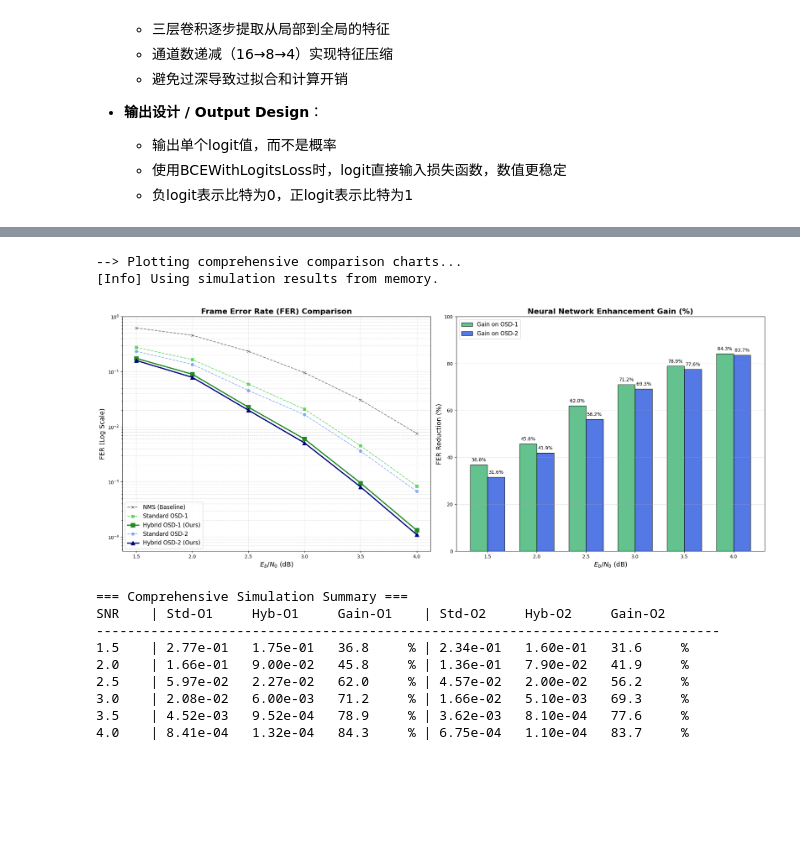
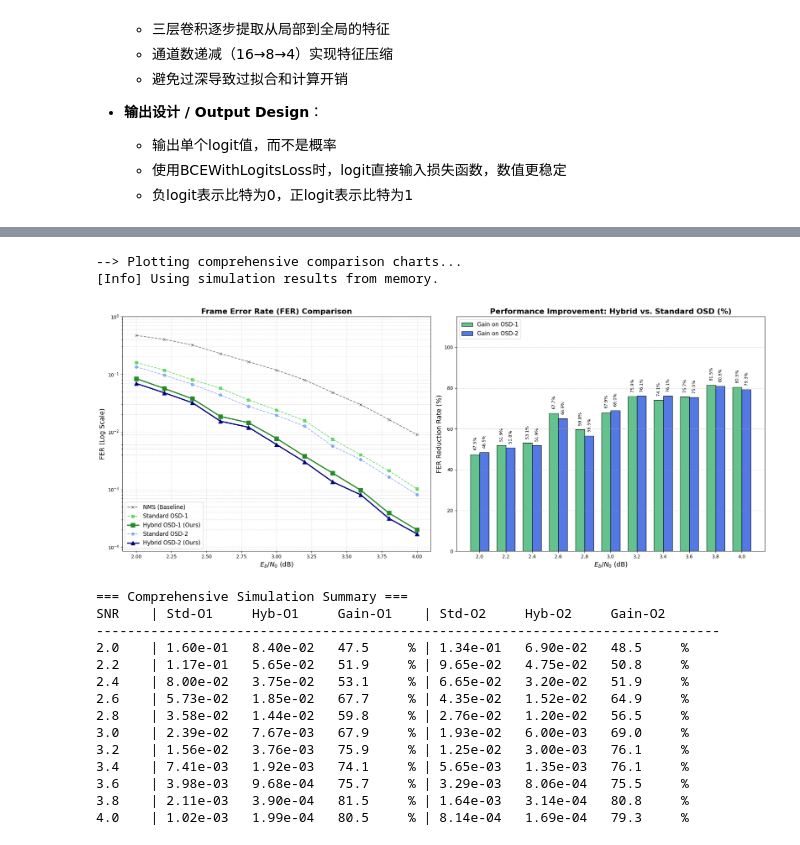
Before and after one commit to Bayonetta/osd-cnn, a Jupyter notebook: osd_cnn.ipynb, the cells around one changed output, grey strips where cells are left out. Drawn from its saved outputs; the diff is of its cells as text; code cells hidden in the pictures; blank space fills up the shorter version.

```diff
--- a/osd_cnn.ipynb
+++ b/osd_cnn.ipynb
@@ -1242,7 +1421,7 @@ import time
 print("\n=== Starting Comprehensive Simulation (NMS vs OSD-1 vs OSD-2) ===")
 
 # 1. SNR 范围设置
-snr_range = np.array([1.5, 2.0, 2.5, 3.0, 3.5, 4.0])
+snr_range = np.array([2.0, 2.2, 2.4, 2.6, 2.8, 3.0, 3.2, 3.4, 3.6, 3.8, 4.0])
 
 # 2. 仿真控制参数
 # MAX_FRAMES: 防止在高SNR下仿真时间过长
@@ -1405,6 +1584,6 @@ for snr in snr_range:
     print(f"\nSNR {snr:.1f}dB | Frames: {frames_simulated}")
     print(f"  FER: NMS {results['fer']['nms'][-1]:.2e}")
     print(f"  FER: S-O1 {results['fer']['std_o1'][-1]:.2e} | C-O1 {results['fer']['cnn_o1'][-1]:.2e}")
-    print(f"  FER: S-O2 {results['fer']['std_o2'][-1]:.2e} | C-O2 {results['fer']['cnn_o2'][-1]:.2e}")
+    print(f"  FER: S-O2 {results['fer']['std_o2'][-1]:.2e} | C-O2 {results['fer']['cnn_o2'][-1]:.2e}\n")
 # %% [output]
 === Starting Comprehensive Simulation (NMS vs OSD-1 vs OSD-2) ===
@@ -1622,48 +1786,62 @@ bars1 = axes[1].bar(x_indices - bar_width/2, gain_o1, width=bar_width,
 bars2 = axes[1].bar(x_indices + bar_width/2, gain_o2, width=bar_width,
                    color='royalblue', edgecolor='black', label='Gain on OSD-2', alpha=0.9)
 
-axes[1].set_title('Neural Network Enhancement Gain (%)', fontsize=16, fontweight='bold')
+axes[1].set_title('Performance Improvement: Hybrid vs. Standard OSD (%)', fontsize=16, fontweight='bold')
 axes[1].set_xlabel('$E_b/N_0$ (dB)', fontsize=14)
-axes[1].set_ylabel('FER Reduction (%)', fontsize=14)
+axes[1].set_ylabel('FER Reduction Rate (%)', fontsize=14)
 axes[1].set_xticks(x_indices)
 axes[1].set_xticklabels(snr_x)
 axes[1].set_ylim(0, 100)  # 百分比 0-100
 axes[1].grid(True, axis='y', ls="--", alpha=0.5)
 axes[1].legend(fontsize=12, loc='upper left')
 
 # 标注数值
+# 优化后的标注函数：旋转标签以防止重叠
 def add_labels(bars):
     for bar in bars:
         height = bar.get_height()
-        axes[1].text(bar.get_x() + bar.get_width()/2., height + 1,
-                    f'{height:.1f}%',
-                    ha='center', va='bottom', fontsize=10, rotation=0)
+        # 仅标注大于0的值，保持图表整洁
+        if height > 0:
+            axes[1].text(bar.get_x() + bar.get_width()/2., height + 2, # 位置稍微上移
+                        f'{height:.1f}%',
+                        ha='center', va='bottom',
+                        fontsize=9,          # 稍微减小字体
+                        rotation=90)         # 关键修改：旋转90度垂直显示
+
+# 建议同时增加Y轴上限，为旋转后的标签留出空间
+# 在绘图代码中添加或修改这一行：
+axes[1].set_ylim(0, 115)
 add_labels(bars1)
 add_labels(bars2)
 
 plt.tight_layout()
 plt.show()
 
 # -------------------------------------------------------
 # 打印综合对比表格
 # -------------------------------------------------------
 print("\n=== Comprehensive Simulation Summary ===")
 print(f"{'SNR':<6} | {'Std-O1':<10} {'Hyb-O1':<10} {'Gain-O1':<10} | {'Std-O2':<10} {'Hyb-O2':<10} {'Gain-O2':<10}")
 print("-" * 80)
 for i, snr in enumerate(snr_x):
     print(f"{snr:<6.1f} | "
           f"{fer_std1[i]:<10.2e} {fer_hyb1[i]:<10.2e} {gain_o1[i]:<9.1f}% | "
           f"{fer_std2[i]:<10.2e} {fer_hyb2[i]:<10.2e} {gain_o2[i]:<9.1f}%")
 # %% [output]
 --> Plotting comprehensive comparison charts...
 [Info] Using simulation results from memory.
-[figure, old version]
+[figure, new version]
 === Comprehensive Simulation Summary ===
 SNR    | Std-O1     Hyb-O1     Gain-O1    | Std-O2     Hyb-O2     Gain-O2
 --------------------------------------------------------------------------------
-1.5    | 2.77e-01   1.75e-01   36.8     % | 2.34e-01   1.60e-01   31.6     %
-2.0    | 1.66e-01   9.00e-02   45.8     % | 1.36e-01   7.90e-02   41.9     %
-2.5    | 5.97e-02   2.27e-02   62.0     % | 4.57e-02   2.00e-02   56.2     %
-3.0    | 2.08e-02   6.00e-03   71.2     % | 1.66e-02   5.10e-03   69.3     %
-3.5    | 4.52e-03   9.52e-04   78.9     % | 3.62e-03   8.10e-04   77.6     %
-4.0    | 8.41e-04   1.32e-04   84.3     % | 6.75e-04   1.10e-04   83.7     %
+2.0    | 1.60e-01   8.40e-02   47.5     % | 1.34e-01   6.90e-02   48.5     %
+2.2    | 1.17e-01   5.65e-02   51.9     % | 9.65e-02   4.75e-02   50.8     %
+2.4    | 8.00e-02   3.75e-02   53.1     % | 6.65e-02   3.20e-02   51.9     %
+2.6    | 5.73e-02   1.85e-02   67.7     % | 4.35e-02   1.52e-02   64.9     %
+2.8    | 3.58e-02   1.44e-02   59.8     % | 2.76e-02   1.20e-02   56.5     %
+3.0    | 2.39e-02   7.67e-03   67.9     % | 1.93e-02   6.00e-03   69.0     %
+3.2    | 1.56e-02   3.76e-03   75.9     % | 1.25e-02   3.00e-03   76.1     %
+3.4    | 7.41e-03   1.92e-03   74.1     % | 5.65e-03   1.35e-03   76.1     %
+3.6    | 3.98e-03   9.68e-04   75.7     % | 3.29e-03   8.06e-04   75.5     %
+3.8    | 2.11e-03   3.90e-04   81.5     % | 1.64e-03   3.14e-04   80.8     %
+4.0    | 1.02e-03   1.99e-04   80.5     % | 8.14e-04   1.69e-04   79.3     %
```
Also changed, not shown: parts of 9 cells of this notebook, 3 other files.
